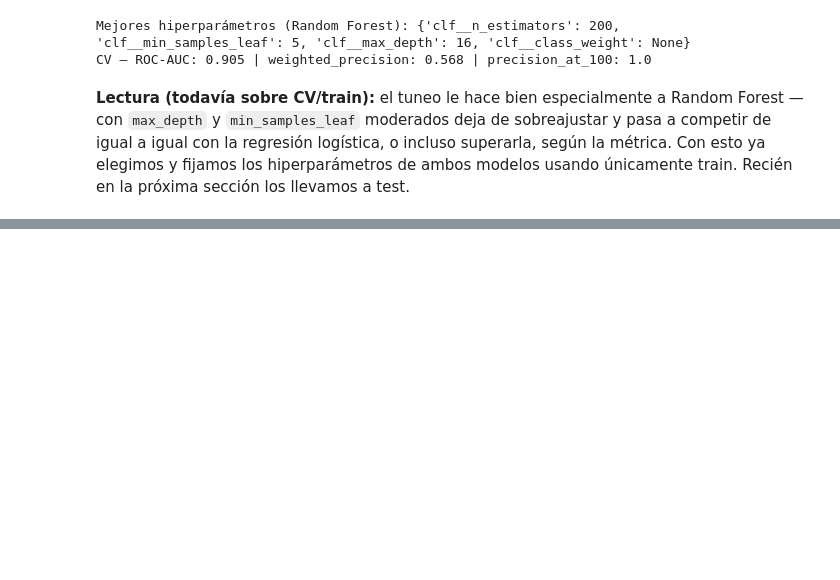
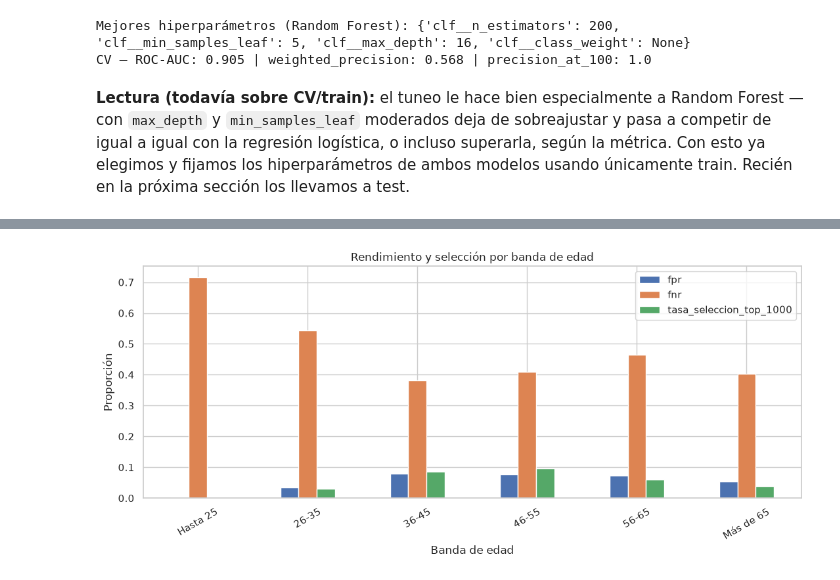
Before and after one commit to FMerlo01/ML_TP_FInal, a Jupyter notebook: tp_final_arca.ipynb, the cells around one changed output, grey strips where cells are left out. Saved outputs shown, nothing was run; the diff lists cells and outputs as text; code cells hidden in the pictures; blank space fills up the shorter version.

```diff
--- a/tp_final_arca.ipynb
+++ b/tp_final_arca.ipynb
@@ -578,0 +1243,20 @@ CV — ROC-AUC: 0.905 | weighted_precision: 0.568 | precision_at_100: 1.0
+# %%
+age_metrics = (
+    cohort_results
+    .query("variable == 'age_band' and metrica_estable == True")
+    .set_index("cohorte")
+)
+
+age_metrics[["fpr", "fnr", "tasa_seleccion_top_1000"]].plot(
+    kind="bar",
+    figsize=(11, 5),
+)
+
+plt.title("Rendimiento y selección por banda de edad")
+plt.ylabel("Proporción")
+plt.xlabel("Banda de edad")
+plt.xticks(rotation=30)
+plt.tight_layout()
+plt.show()
+# %% [output]
+[figure, added]
```
Also changed, not shown: parts of 26 cells of this notebook, 2 other files.
